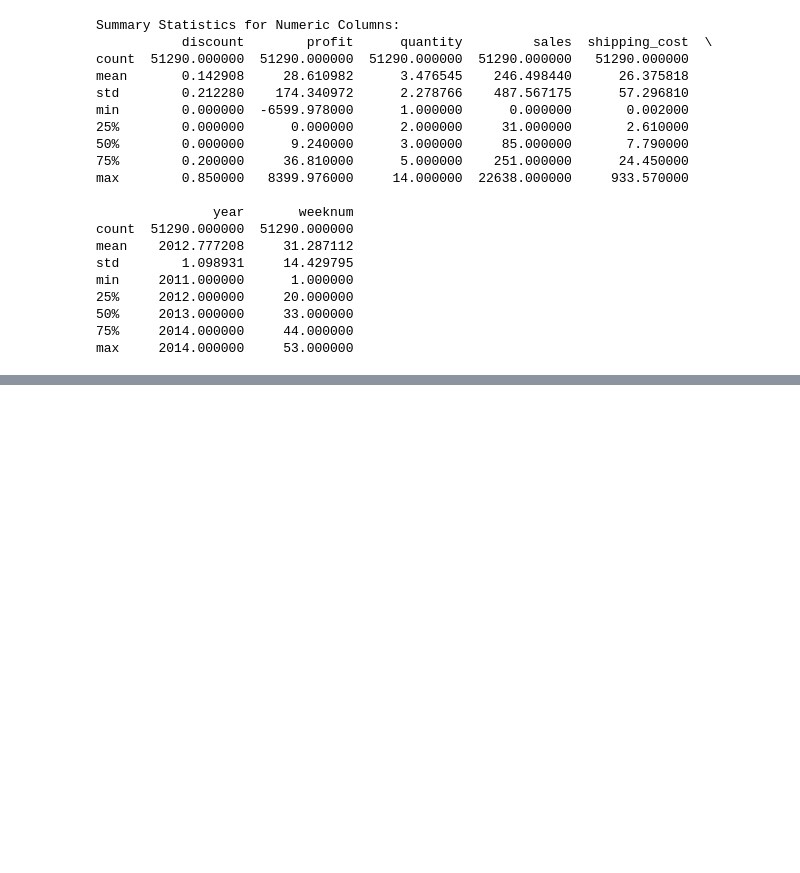
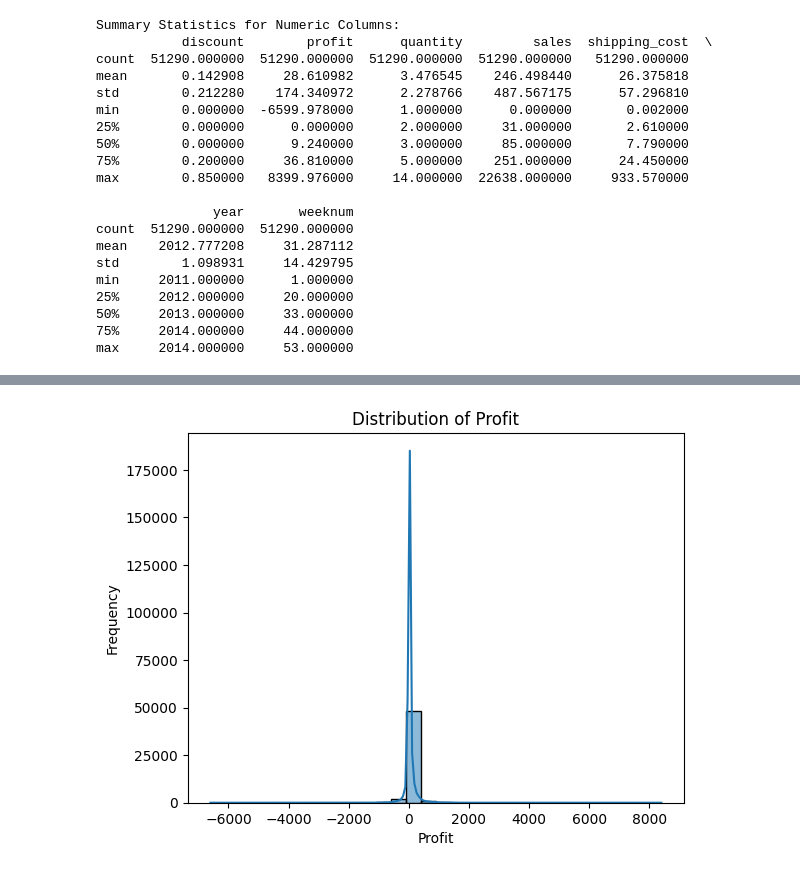
Before and after one commit to samuel54illinois/Global-Superstore-Case-Study, a Jupyter notebook: notebooks/02_Exploratory_Data_Analysis.ipynb, the cells around one changed output, grey strips where cells are left out. Cells and saved outputs as stored; diff of their text form; code cells hidden in the pictures; blank space fills up the shorter version.

```diff
--- a/notebooks/02_Exploratory_Data_Analysis.ipynb
+++ b/notebooks/02_Exploratory_Data_Analysis.ipynb
@@ -127,0 +255,9 @@ max     2014.000000     53.000000
+# %%
+# Distribution of Profit
+sns.histplot(df['profit'], kde=True, bins=30)
+plt.title("Distribution of Profit")
+plt.xlabel("Profit")
+plt.ylabel("Frequency")
+plt.show()
+# %% [output]
+[figure, added]
```
Also changed, not shown: parts of 31 cells of this notebook.
